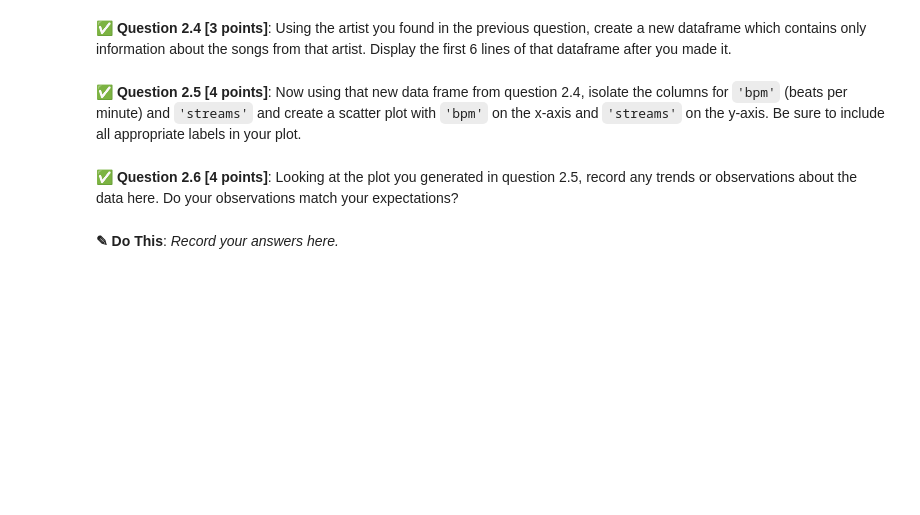
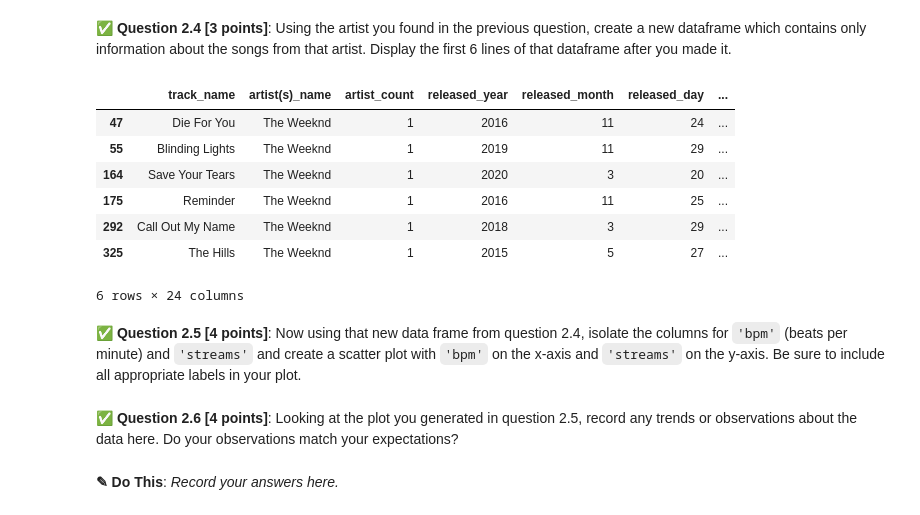
Before and after one commit to ethanfremder/CMSE202-f23-turnin, a Jupyter notebook: midterm/CMSE202_Section004_MidtermS24_Student.ipynb, the cells around one changed output. Cells and saved outputs as stored; diff of their text form; code cells hidden in the pictures; blank space fills up the shorter version.

```diff
--- a/midterm/CMSE202_Section004_MidtermS24_Student.ipynb
+++ b/midterm/CMSE202_Section004_MidtermS24_Student.ipynb
@@ -82,6 +105,17 @@ The file is also on D2L.
 &#9989; **Question 2.4 [3 points]**: Using the artist you found in the previous question, create a new dataframe which contains only information about the songs from that artist. Display the first 6 lines of that dataframe after you made it.
 # %%
 # Put your code for question 2.4 here
+weeknd = spotify[spotify['artist(s)_name'] == 'The Weeknd']
+weeknd.head(6)
+# %% [output]
+|  | track_name | artist(s)_name | artist_count | released_year | released_month | released_day | ... |
+| 47 | Die For You | The Weeknd | 1 | 2016 | 11 | 24 | ... |
+| 55 | Blinding Lights | The Weeknd | 1 | 2019 | 11 | 29 | ... |
+| 164 | Save Your Tears | The Weeknd | 1 | 2020 | 3 | 20 | ... |
+| 175 | Reminder | The Weeknd | 1 | 2016 | 11 | 25 | ... |
+| 292 | Call Out My Name | The Weeknd | 1 | 2018 | 3 | 29 | ... |
+| 325 | The Hills | The Weeknd | 1 | 2015 | 5 | 27 | ... |
+6 rows × 24 columns
 # %% [markdown]
 &#9989; **Question 2.5 [4 points]**: Now using that new data frame from question 2.4, isolate the columns for `'bpm'` (beats per minute) and `'streams'` and create a scatter plot with `'bpm'` on the x-axis and `'streams'` on the y-axis. Be sure to include all appropriate labels in your plot.
 # %%
```
Also changed, not shown: parts of 5 cells of this notebook.
